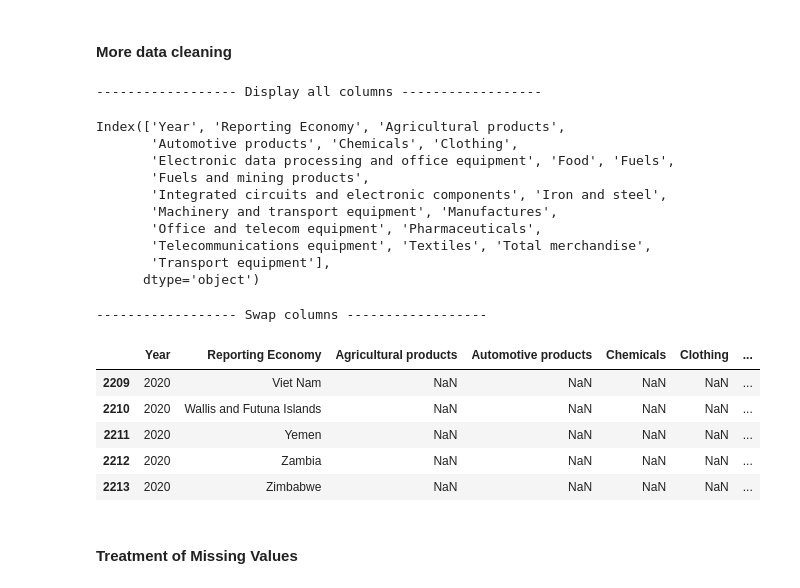
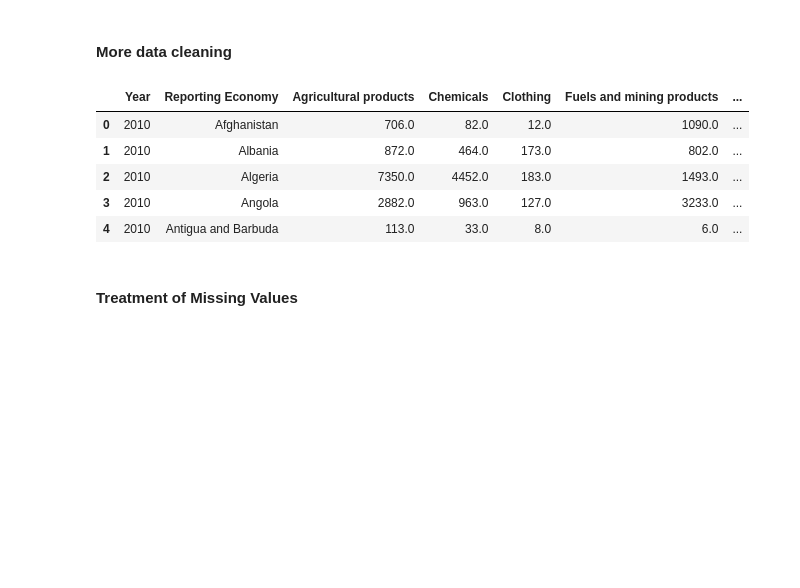
Before and after one commit to kesnel/ayiti-analytics-capstone-project, a Jupyter notebook: EDA.ipynb, the cells around one changed output. Cells and saved outputs as stored; diff of their text form; code cells hidden in the pictures; blank space fills up the shorter version.

```diff
--- a/EDA.ipynb
+++ b/EDA.ipynb
@@ -40,7 +40,7 @@ warnings.filterwarnings('ignore')
 # Display all columns in the DataFrame using pandas settings
 pd.set_option('display.max_columns', None)
 # %%
-df_imports = pd.read_excel('data/WtoData_worldwide_import_from_2010_to_2022_all_countries.xlsx')
+df_imports = pd.read_excel('data/simple_WTO_dataset_merchandise_imports_by_product_group_annual_million_US_dollar.xlsx')
 # %% [markdown]
 <br><br>
 # %% [markdown]
@@ -234,54 +221,30 @@ df_melt = df_final.copy()
 # %%
 # Melt the Dataframe
 df_melt = pd.melt(frame=df_final,
                   id_vars=['Product/Sector','Reporting Economy'],
                   var_name='Year',
                   value_name="Million US dollar")
 
 # Reshape the dataframe using pivot_table
 reshape = df_melt.pivot_table(columns='Product/Sector',
                              index=['Year','Reporting Economy'],
                              values="Million US dollar")
 
 # Reset the index to have a beautifull dataframe
 reshape = reshape.reset_index()
 
 # Remove Index name
 reshape = reshape.rename_axis(None, axis=1)
 
-# Change columns position
-print('------------------ Display all columns ------------------')
-display(reshape.columns)
-print('------------------ Swap columns ------------------')
-df_reshape = reshape[['Year','Reporting Economy','Agricultural products',
-                   'Automotive products','Chemicals','Clothing',
-                   'Electronic data processing and office equipment','Food','Fuels',
-                   'Fuels and mining products','Integrated circuits and electronic components',
-                  'Machinery and transport equipment','Manufactures','Office and telecom equipment',
-                   'Pharmaceuticals','Telecommunications equipment','Textiles',
-                   'Transport equipment']]
-
-# Overview our dataframe
-df_reshape.tail()
+# Display the reshape DF
+reshape.head()
 # %% [output]
------------------- Display all columns ------------------
-Index(['Year', 'Reporting Economy', 'Agricultural products',
-       'Automotive products', 'Chemicals', 'Clothing',
-       'Electronic data processing and office equipment', 'Food', 'Fuels',
-       'Fuels and mining products',
-       'Integrated circuits and electronic components', 'Iron and steel',
-       'Machinery and transport equipment', 'Manufactures',
-       'Office and telecom equipment', 'Pharmaceuticals',
-       'Telecommunications equipment', 'Textiles', 'Total merchandise',
-       'Transport equipment'],
-      dtype='object')
------------------- Swap columns ------------------
-|  | Year | Reporting Economy | Agricultural products | Automotive products | Chemicals | Clothing | ... |
-| 2209 | 2020 | Viet Nam | NaN | NaN | NaN | NaN | ... |
-| 2210 | 2020 | Wallis and Futuna Islands | NaN | NaN | NaN | NaN | ... |
-| 2211 | 2020 | Yemen | NaN | NaN | NaN | NaN | ... |
-| 2212 | 2020 | Zambia | NaN | NaN | NaN | NaN | ... |
-| 2213 | 2020 | Zimbabwe | NaN | NaN | NaN | NaN | ... |
+|  | Year | Reporting Economy | Agricultural products | Chemicals | Clothing | Fuels and mining products | ... |
+| 0 | 2010 | Afghanistan | 706.0 | 82.0 | 12.0 | 1090.0 | ... |
+| 1 | 2010 | Albania | 872.0 | 464.0 | 173.0 | 802.0 | ... |
+| 2 | 2010 | Algeria | 7350.0 | 4452.0 | 183.0 | 1493.0 | ... |
+| 3 | 2010 | Angola | 2882.0 | 963.0 | 127.0 | 3233.0 | ... |
+| 4 | 2010 | Antigua and Barbuda | 113.0 | 33.0 | 8.0 | 6.0 | ... |
 # %% [markdown]
 #### Treatment of Missing Values
 # %%
```
Also changed, not shown: parts of 39 cells of this notebook.
